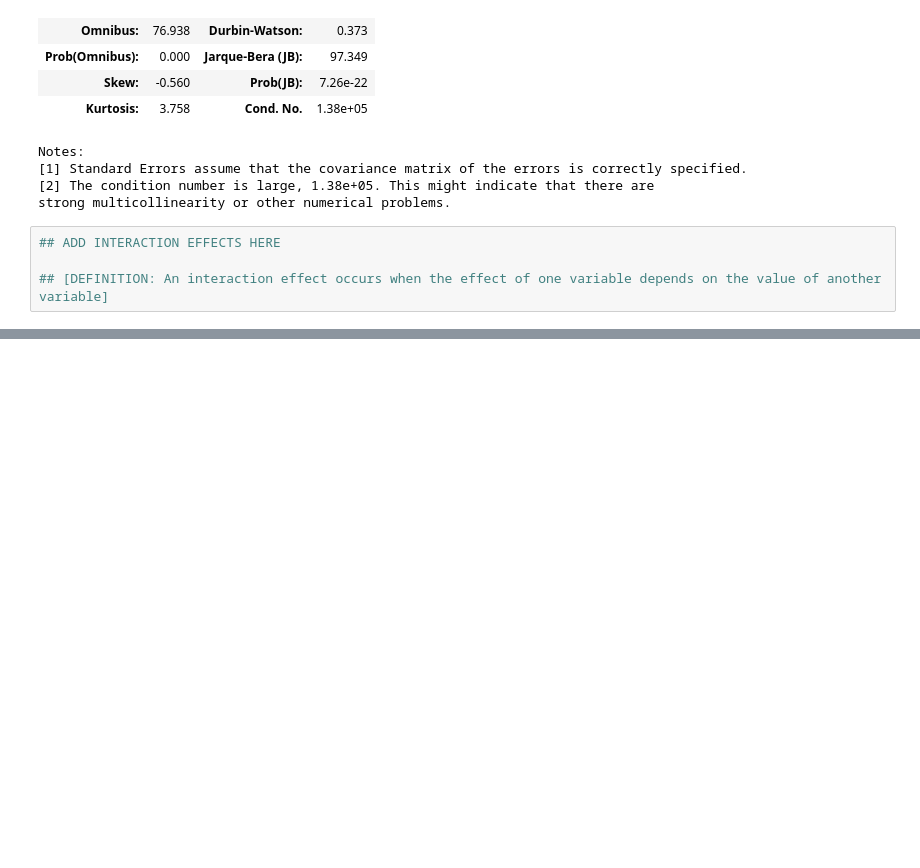
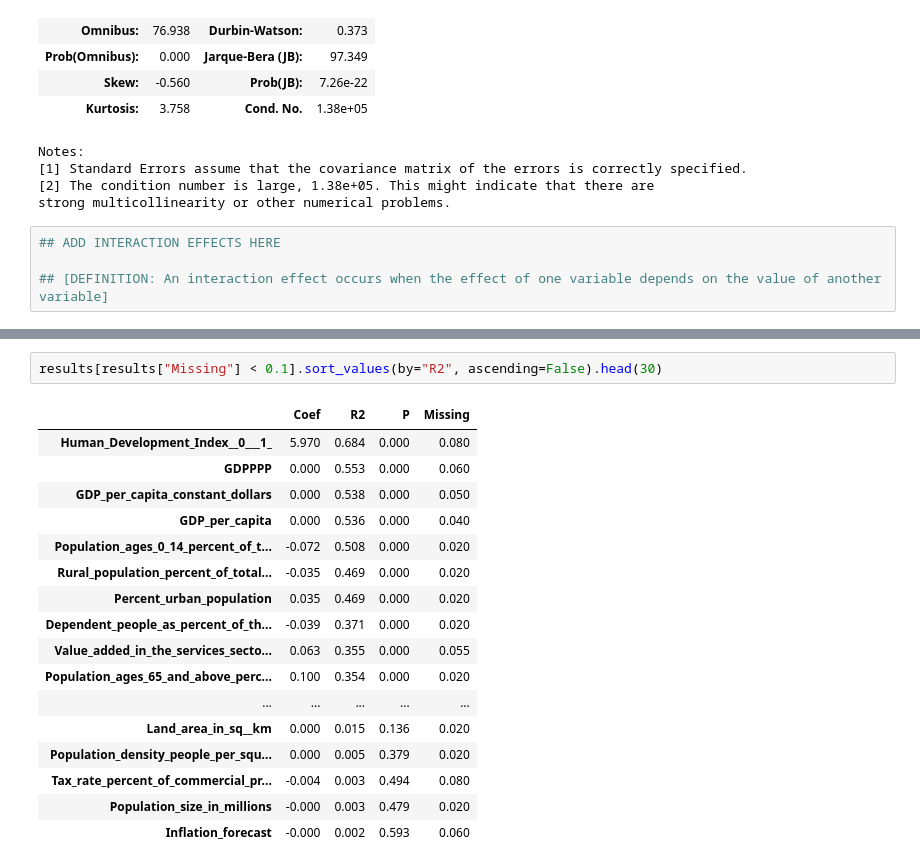
Before and after one commit to Orilly/data-science-summative, a Jupyter notebook: regression1.ipynb, the cells around one changed output, grey strips where cells are left out. Drawn from its saved outputs; the diff is of its cells as text; blank space fills up the shorter version.

```diff
--- a/regression1.ipynb
+++ b/regression1.ipynb
@@ -125,0 +177,20 @@ strong multicollinearity or other numerical problems.
+# %%
+results[results["Missing"] < 0.1].sort_values(by="R2", ascending=False).head(30)
+# %% [output]
+|  | Coef | R2 | P | Missing |
+| Human_Development_Index__0___1_ | 5.970 | 0.684 | 0.000 | 0.080 |
+| GDPPPP | 0.000 | 0.553 | 0.000 | 0.060 |
+| GDP_per_capita_constant_dollars | 0.000 | 0.538 | 0.000 | 0.050 |
+| GDP_per_capita | 0.000 | 0.536 | 0.000 | 0.040 |
+| Population_ages_0_14_percent_of_t... | -0.072 | 0.508 | 0.000 | 0.020 |
+| Rural_population_percent_of_total... | -0.035 | 0.469 | 0.000 | 0.020 |
+| Percent_urban_population | 0.035 | 0.469 | 0.000 | 0.020 |
+| Dependent_people_as_percent_of_th... | -0.039 | 0.371 | 0.000 | 0.020 |
+| Value_added_in_the_services_secto... | 0.063 | 0.355 | 0.000 | 0.055 |
+| Population_ages_65_and_above_perc... | 0.100 | 0.354 | 0.000 | 0.020 |
+| ... | ... | ... | ... | ... |
+| Land_area_in_sq__km | 0.000 | 0.015 | 0.136 | 0.020 |
+| Population_density_people_per_squ... | 0.000 | 0.005 | 0.379 | 0.020 |
+| Tax_rate_percent_of_commercial_pr... | -0.004 | 0.003 | 0.494 | 0.080 |
+| Population_size_in_millions | -0.000 | 0.003 | 0.479 | 0.020 |
+| Inflation_forecast | -0.000 | 0.002 | 0.593 | 0.060 |
```
Also changed, not shown: parts of 12 cells of this notebook.
